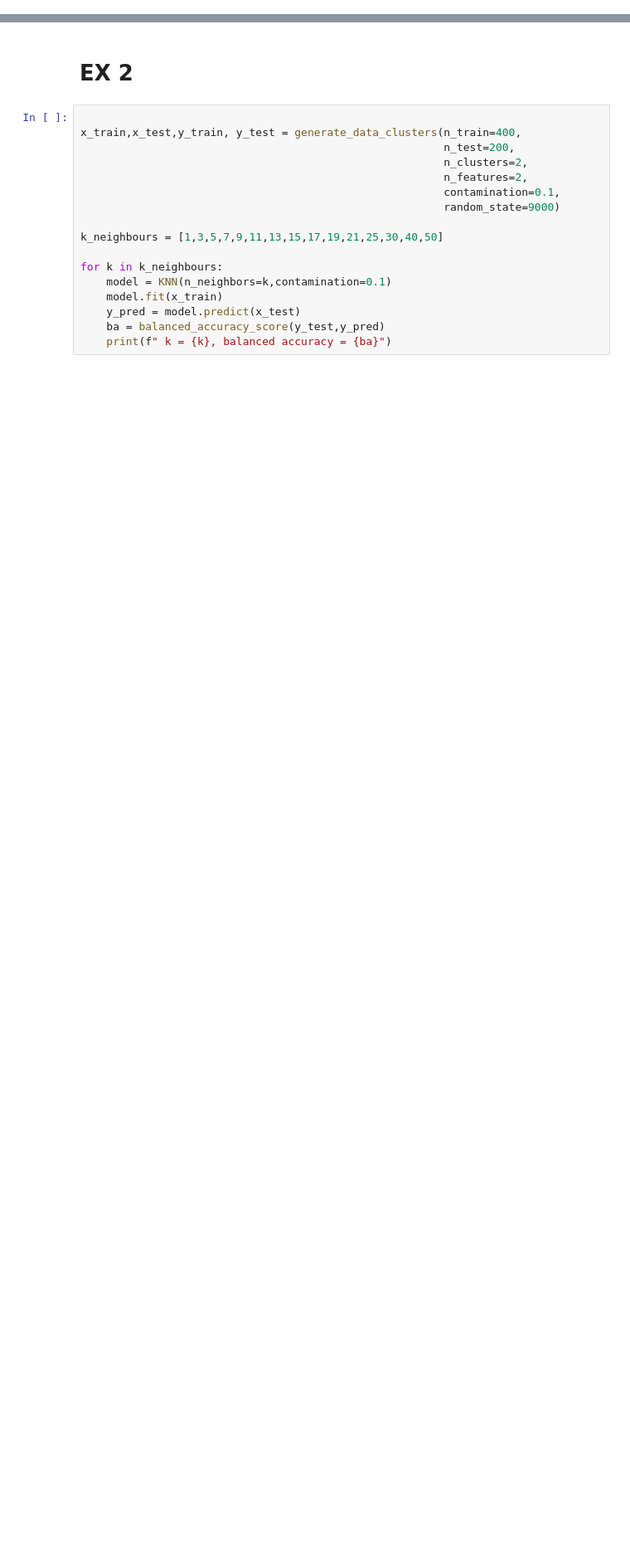
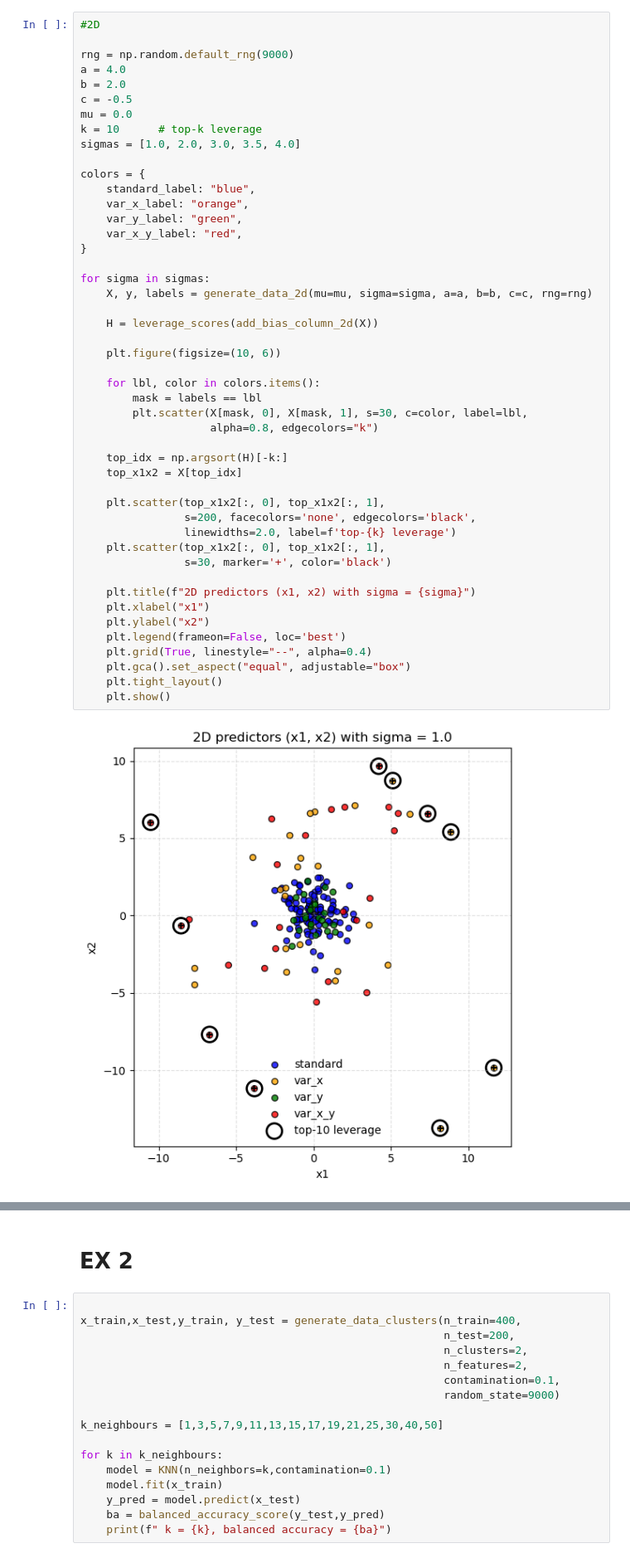
Before and after one commit to GabroveanuRazvan/Anomaly-Detection-Lab, a Jupyter notebook: lab2.ipynb, the cells around one changed output, grey strips where cells are left out. Shown at 83% size. Drawn from its saved outputs; the diff is of its cells as text; blank space fills up the shorter version.

```diff
--- a/lab2.ipynb
+++ b/lab2.ipynb
@@ -58,0 +157,49 @@ plt.show()
+# %%
+#2D
+
+rng = np.random.default_rng(9000)
+a = 4.0
+b = 2.0
+c = -0.5
+mu = 0.0
+k = 10      # top-k leverage
+sigmas = [1.0, 2.0, 3.0, 3.5, 4.0]
+
+colors = {
+    standard_label: "blue",
+    var_x_label: "orange",
+    var_y_label: "green",
+    var_x_y_label: "red",
+}
+
+for sigma in sigmas:
+    X, y, labels = generate_data_2d(mu=mu, sigma=sigma, a=a, b=b, c=c, rng=rng)
+
+    H = leverage_scores(add_bias_column_2d(X))
+
+    plt.figure(figsize=(10, 6))
+
+    for lbl, color in colors.items():
+        mask = labels == lbl
+        plt.scatter(X[mask, 0], X[mask, 1], s=30, c=color, label=lbl,
+                    alpha=0.8, edgecolors="k")
+
+    top_idx = np.argsort(H)[-k:]
+    top_x1x2 = X[top_idx]
+
+    plt.scatter(top_x1x2[:, 0], top_x1x2[:, 1],
+                s=200, facecolors='none', edgecolors='black',
+                linewidths=2.0, label=f'top-{k} leverage')
+    plt.scatter(top_x1x2[:, 0], top_x1x2[:, 1],
+                s=30, marker='+', color='black')
+
+    plt.title(f"2D predictors (x1, x2) with sigma = {sigma}")
+    plt.xlabel("x1")
+    plt.ylabel("x2")
+    plt.legend(frameon=False, loc='best')
+    plt.grid(True, linestyle="--", alpha=0.4)
+    plt.gca().set_aspect("equal", adjustable="box")
+    plt.tight_layout()
+    plt.show()
+# %% [output]
+[figure, added]
```
Also changed, not shown: parts of 4 cells of this notebook.
